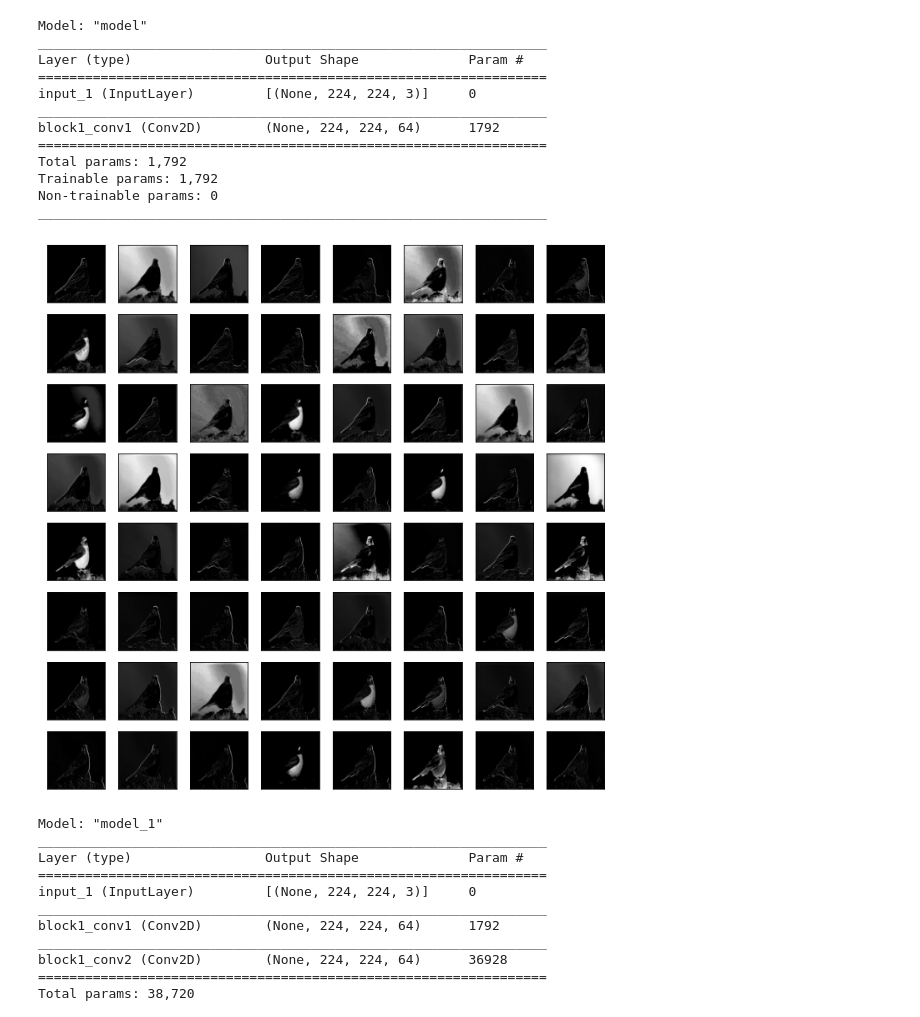
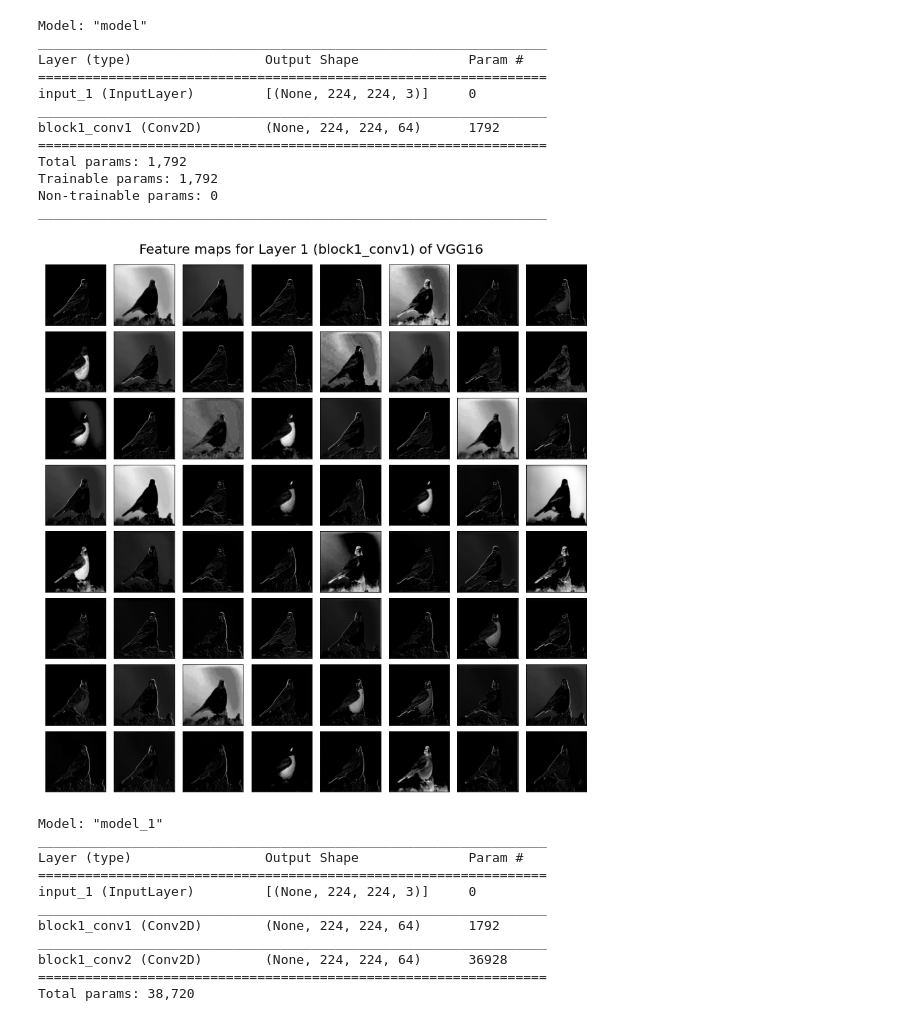
Before and after one commit to divakarbikram1592/66DaysOfData, a Jupyter notebook: Day 12/Filter_and_Feature_map_Visualization.ipynb, the cells around one changed output. Drawn from its saved outputs; the diff is of its cells as text; code cells hidden in the pictures.

Commit message:
Updated feature map plots

```diff
--- a/Day 12/Filter_and_Feature_map_Visualization.ipynb
+++ b/Day 12/Filter_and_Feature_map_Visualization.ipynb
@@ -125,19 +125,25 @@ _________________________________________________________________
 # %%
 feature_maps = layer1_model.predict(img)
 
 square = 8
 ix = 1
-plt.figure(figsize = (12, 12))
+
+plt.subplots(nrows = 8, ncols = 8, figsize = (12, 12))
+plt.tight_layout(rect = [0, 0, 1, 0.96])
+plt.suptitle(f'Feature maps for Layer 1 ({model.layers[1].name}) of VGG16', fontsize = 20)
+
 for _ in range(square):
 	for _ in range(square):
 		ax = plt.subplot(square, square, ix)
 		ax.set_xticks([])
 		ax.set_yticks([])
-		plt.imshow(feature_maps[0, :, :, ix-1], cmap='gray')
+		plt.imshow(feature_maps[0, :, :, ix-1], cmap = 'gray')
 		ix += 1
+
+plt.subplots_adjust(wspace = 0.1, hspace = 0.1)
 plt.show()
 # %% [output]
-[figure, old version]
+[figure, new version]
 # %%
 layer2_model = Model(inputs=model.inputs, outputs=model.layers[2].output)
 layer2_model.summary()
```
Also changed, not shown: parts of 4 cells of this notebook.
